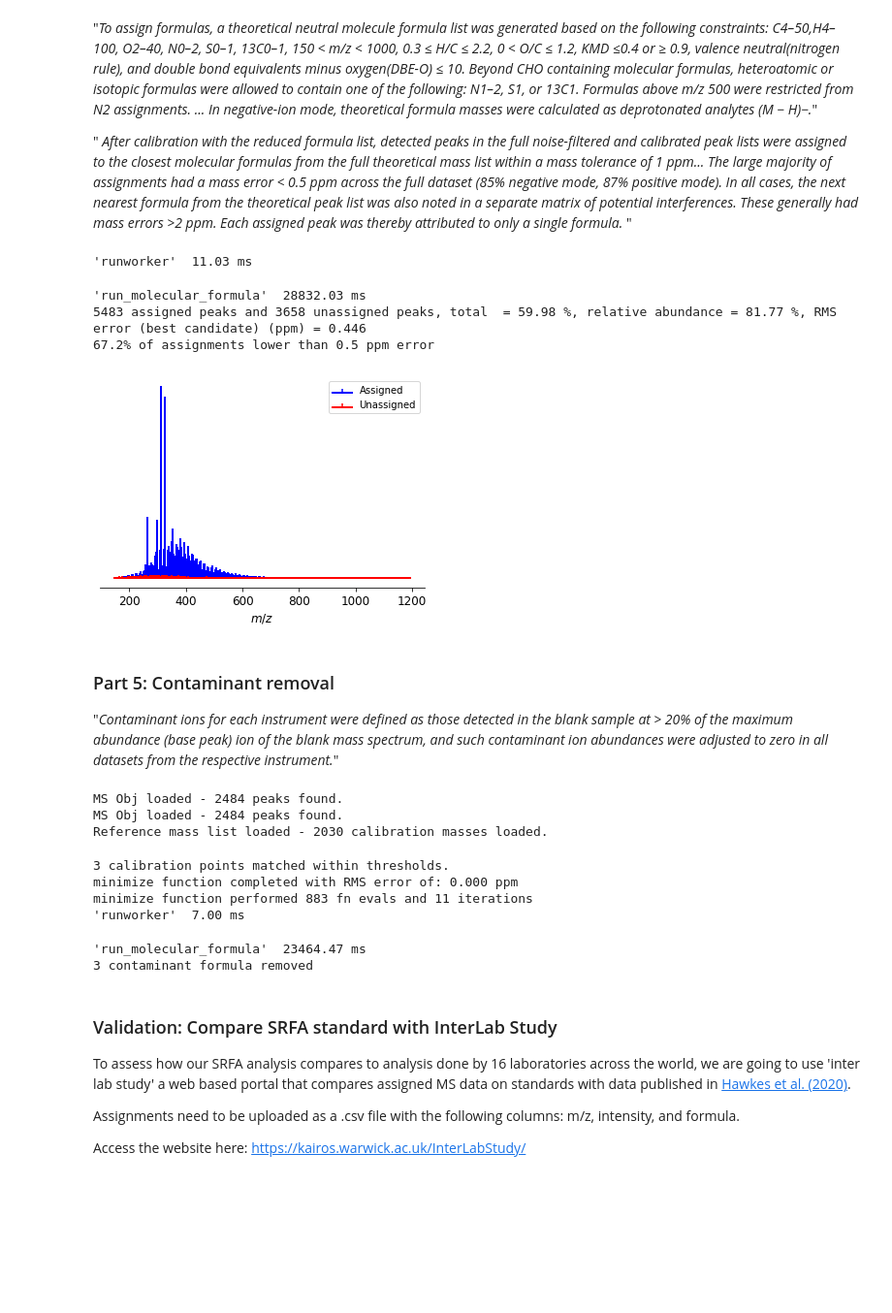
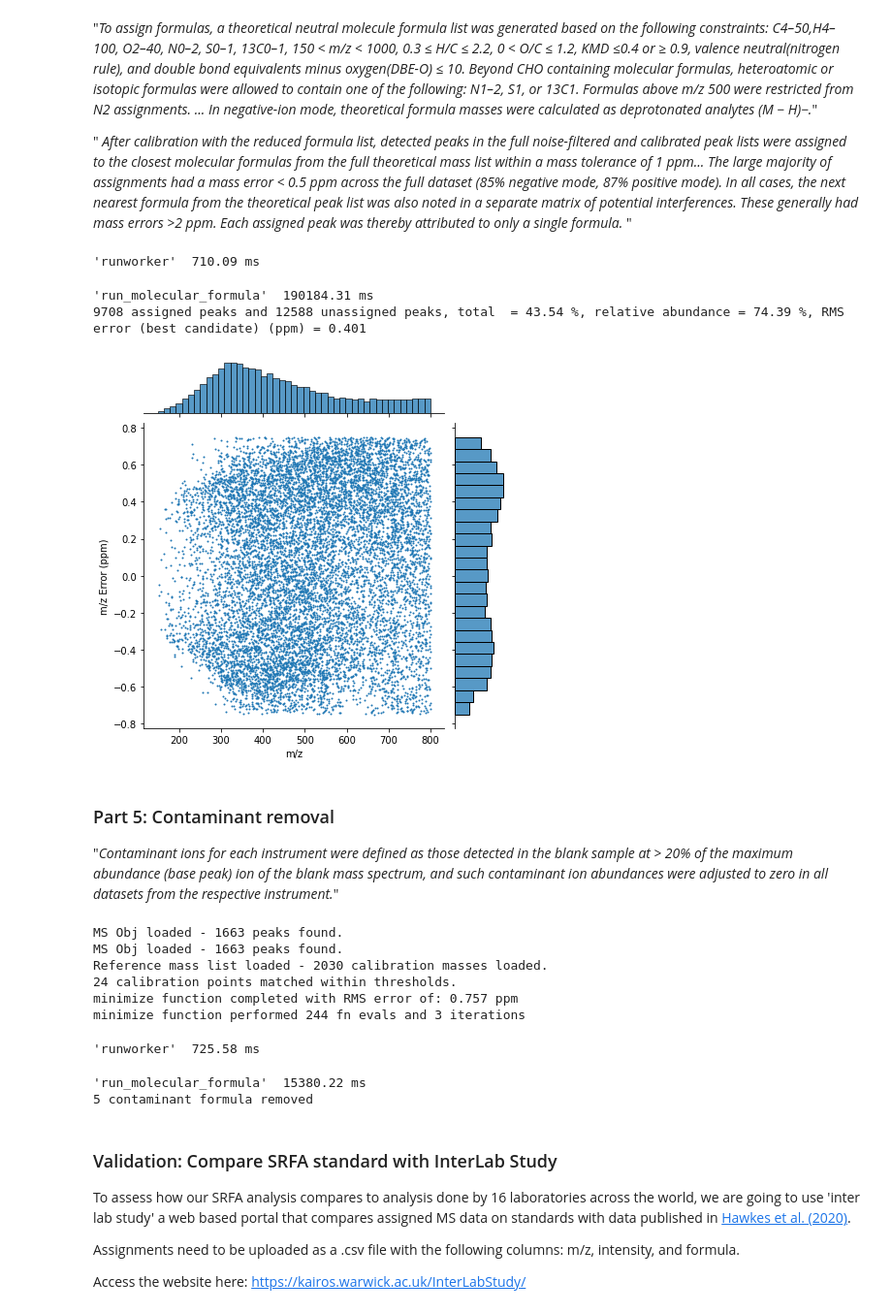
Before and after one commit to Kzra/pykrev, a Jupyter notebook: docs/corems_with_pykrev/CoreMsWithPykrev.ipynb, the cells around one changed output. Shown at 97% size. Drawn from its saved outputs; the diff is of its cells as text; code cells hidden in the pictures; blank space fills up the shorter version.

```diff
--- a/docs/corems_with_pykrev/CoreMsWithPykrev.ipynb
+++ b/docs/corems_with_pykrev/CoreMsWithPykrev.ipynb
@@ -109,20 +166,8 @@ minimize function performed 493 fn evals and 7 iterations
 " *After calibration with the reduced formula list, detected peaks in the full noise-filtered and calibrated peak lists were assigned to the closest molecular formulas from the full theoretical mass list within a mass tolerance of 1 ppm... The large majority of assignments had a mass error < 0.5 ppm across the full dataset (85% negative mode, 87% positive mode).  In all cases,
 the next nearest formula from the theoretical peak list was also noted in a separate matrix of potential interferences. These generally had mass errors >2 ppm. Each assigned peak was thereby attributed to only a single formula.* "
 # %%
-# Delete a pre-existing database file if there is one, if you don't search molecular formula will ignore the molecular search parameters
-# Uncomment the code below to do this automatically.
-"""
-try:
-    os.chdir('db')
-    for f in os.listdir():
-        if f == 'molformulas.sqlite':
-            os.remove(f)
-    os.chdir('..')
-except FileNotFoundError:
-    pass
-"""
 # Formula assignment parameters
-MSParameters.molecular_search.url_database = None #we have to clear the path to the search database, corems will then generate a database for us
+MSParameters.molecular_search.url_database = "postgresql+psycopg2://coremsappdb:coremsapppnnl@localhost:5432/coremsapp" #requires the docker database
 
 #elemental assignment rules
 MSParameters.molecular_search.usedAtoms['C'] = (4,50)
@@ -133,8 +178,9 @@ MSParameters.molecular_search.usedAtoms['S'] = (0,1)
 
 # mass tolerance of 1 ppm
 MSParameters.molecular_search.error_method = 'None'
-MSParameters.molecular_search.min_ppm_error = -1
-MSParameters.molecular_search.max_ppm_error = 1
+# error range set based on visualisation of intrinsic error distribution
+MSParameters.molecular_search.min_ppm_error = -.75
+MSParameters.molecular_search.max_ppm_error = .75
 
 #HC OC filters
 MSParameters.molecular_search.min_hc_filter = 0.3
@@ -151,30 +197,21 @@ MSParameters.molecular_search.isAdduct = False
 # don't require a minimum number of peaks per class
 MSParameters.molecular_search.use_min_peaks_filter = False
 
-SearchMolecularFormulas(mass_spectrum_obj, first_hit=True).run_worker_mass_spectrum()
+SearchMolecularFormulas(mass_spectrum_obj, first_hit=False).run_worker_mass_spectrum()
 mass_spectrum_obj.percentile_assigned(report_error=True)
-
-mass_spectrum_by_classes = HeteroatomsClassification(mass_spectrum_obj, choose_molecular_formula=True)
-mass_spectrum_by_classes.plot_ms_assigned_unassigned()
-n = 0
-c = 0
-for mspeak in mass_spectrum_obj.sort_by_abundance():
-    if mspeak.is_assigned: #or just if mspeak:
-        n += 1
-        for mf in mspeak:
-            if abs(mspeak.best_molecular_formula_candidate.mz_error) < 0.5:
-                c += 1
-print(f"{str(c/n * 100)[0:4]}% of assignments lower than 0.5 ppm error")
 
 # Extract the assigned molecular formula into a single arrays
 msoDf = mass_spectrum_obj.to_dataframe()
 srfa_formula = np.array(msoDf['Molecular Formula'])
 # %% [output]
-'runworker'  11.03 ms
+'runworker'  710.09 ms
-'run_molecular_formula'  28832.03 ms
-5483 assigned peaks and 3658 unassigned peaks, total  = 59.98 %, relative abundance = 81.77 %, RMS error (best candidate) (ppm) = 0.446
-67.2% of assignments lower than 0.5 ppm error
+'run_molecular_formula'  190184.31 ms
+9708 assigned peaks and 12588 unassigned peaks, total  = 43.54 %, relative abundance = 74.39 %, RMS error (best candidate) (ppm) = 0.401
-[figure, removed]
+# %%
+#visualise the error distribution now
+ax = sns.jointplot(data=msoDf,y='m/z Error (ppm)',x='m/z',joint_kws={'s': 4, 'linewidth': 0})
+# %% [output]
+[figure, added]
 # %% [markdown]
 ### Part 5: Contaminant removal
 "*Contaminant ions for each instrument were defined as those detected in the blank sample at > 20% of the maximum abundance (base peak) ion of the blank mass spectrum, and such contaminant ion abundances were adjusted to zero in all datasets from the respective instrument.*"
@@ -205,25 +242,27 @@ blank_formula = np.array(bmso['Molecular Formula'][assigned])
 ## Filter to only the formula detected at > 20 % of the maximum abundance
 contaminants = blank_abundance / max(blank_abundance) * 100 > 20
 blank_formula = np.array(blank_formula)[contaminants]
+# Remove contaminant formula from dataframe
 ccount = 0
 for bf in blank_formula:
-    if bf in srfa_formula:
+    if bf in list(msoDf['Molecular Formula']):
         ccount += 1
-        cindex = list(srfa_formula).index(bf)
-        srfa_formula = np.delete(srfa_formula, cindex)
-        msoDf.drop(axis = 0, index = cindex)
+        fidx = list(msoDf['Molecular Formula']).index(bf)
+        pidx = msoDf.loc[fidx,'Index']
+        didx = msoDf[msoDf['Index'] == pidx].index
+        msoDf.drop(index=didx)
 
 print(f"{ccount} contaminant formula removed")
 # %% [output]
-MS Obj loaded - 2484 peaks found.
-MS Obj loaded - 2484 peaks found.
+MS Obj loaded - 1663 peaks found.
+MS Obj loaded - 1663 peaks found.
 Reference mass list loaded - 2030 calibration masses loaded.
+24 calibration points matched within thresholds.
+minimize function completed with RMS error of: 0.757 ppm
+minimize function performed 244 fn evals and 3 iterations
-3 calibration points matched within thresholds.
-minimize function completed with RMS error of: 0.000 ppm
-minimize function performed 883 fn evals and 11 iterations
-'runworker'  7.00 ms
+'runworker'  725.58 ms
-'run_molecular_formula'  23464.47 ms
-3 contaminant formula removed
+'run_molecular_formula'  15380.22 ms
+5 contaminant formula removed
 # %% [markdown]
 ### Validation: Compare SRFA standard with InterLab Study
 To assess how our SRFA analysis compares to analysis done by 16 laboratories across the world, we are going to use 'inter lab study' a web based portal that compares assigned MS data on standards with data published in [Hawkes et al. (2020)](https://aslopubs.onlinelibrary.wiley.com/doi/full/10.1002/lom3.10364).
```
Also changed, not shown: parts of 12 cells of this notebook, 20 other files.
